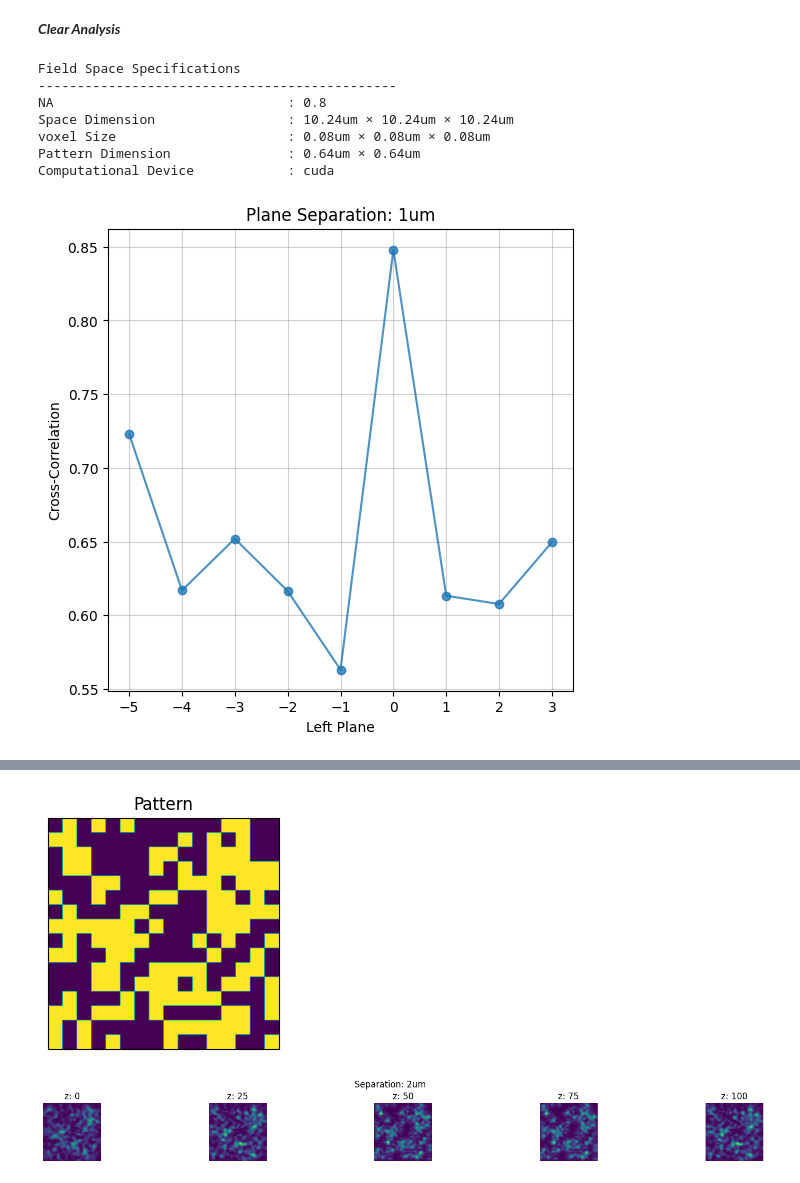
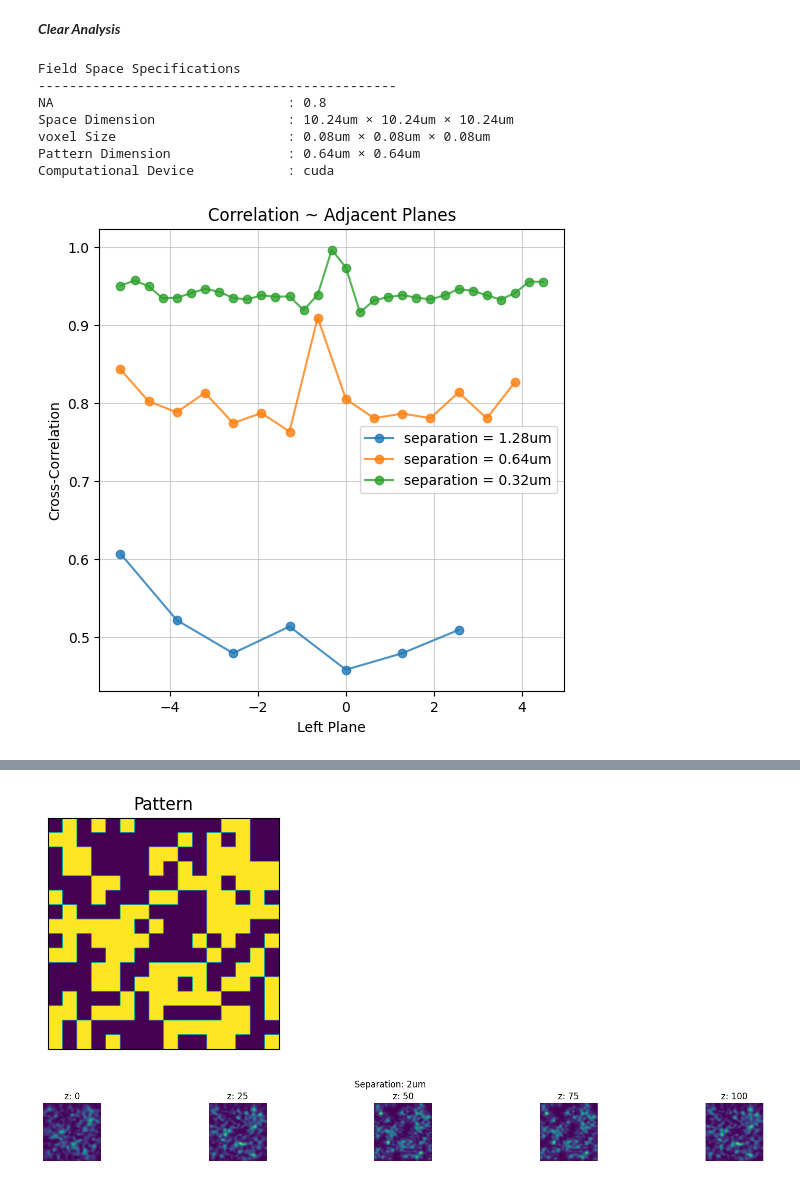
Before and after one commit to sanjith1999/FRIS, a Jupyter notebook: demo.ipynb, the cells around one changed output, grey strips where cells are left out. Saved outputs shown, nothing was run; the diff lists cells and outputs as text; code cells hidden in the pictures.

```diff
--- a/demo.ipynb
+++ b/demo.ipynb
@@ -198,23 +187,23 @@ Computational Device            : cuda
 # %%
 from libs.forward_lib.field_model import FieldModel
 
 it = 102
 FM = FieldModel()
 FM.load_object_space(it = it)
 print(FM)
-FM.correlation_measure(1)
+FM.correlation_measure([1.28,.64,.32])
 FM.symmetric_check(4)
 FM.PM.dmd.visualize_patterns()
 FM.visualize_at_separation(2)
 # %% [output]
 Field Space Specifications
 ----------------------------------------------
 NA                              : 0.8
 Space Dimension                 : 10.24um × 10.24um × 10.24um
 voxel Size                      : 0.08um × 0.08um × 0.08um
 Pattern Dimension               : 0.64um × 0.64um
 Computational Device            : cuda
-[figure, old version]
+[figure, new version]
 [figure]
 [figure]
 [figure]
```
Also changed, not shown: parts of 3 cells of this notebook, 3 other files.
